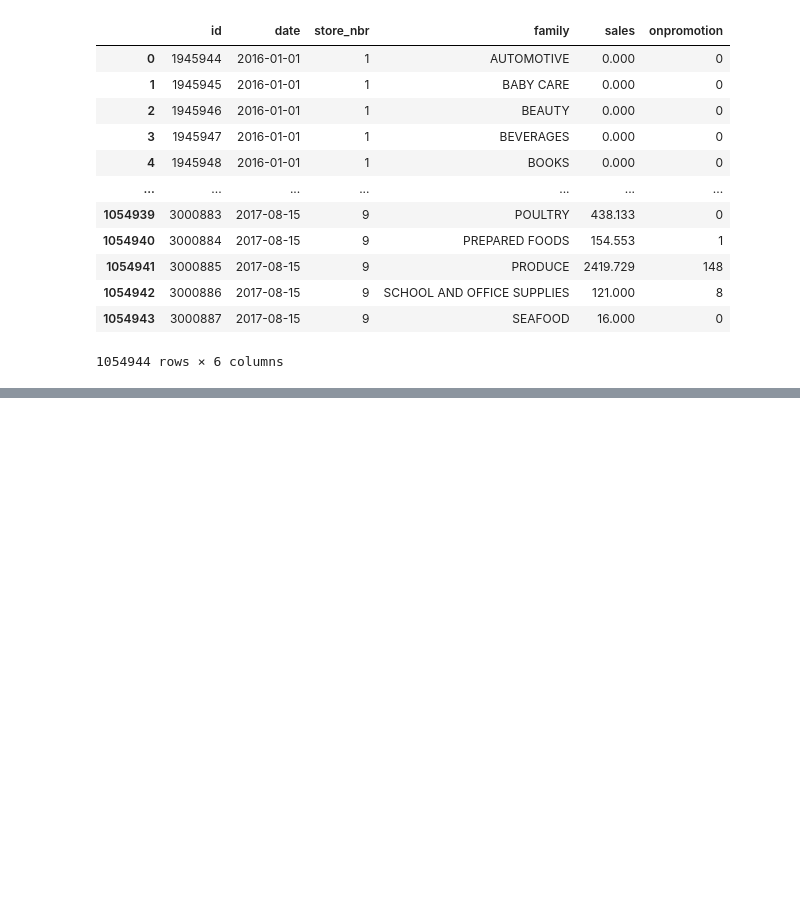
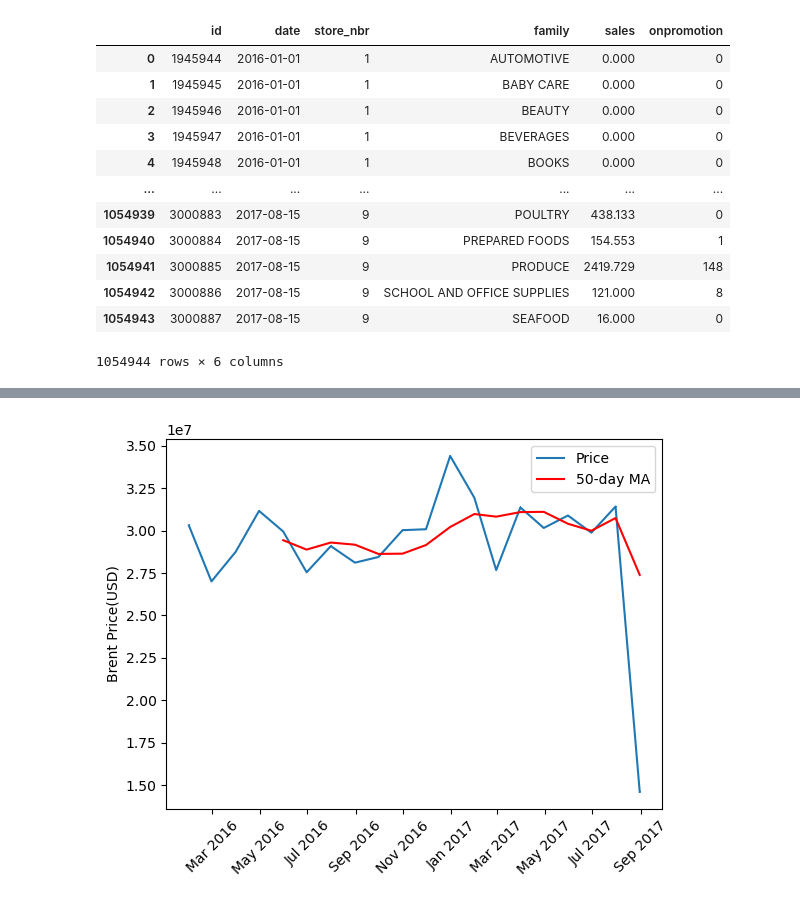
Before and after one commit to Narula901/Python-Library, a Jupyter notebook: Pandas/Practice Problems/Practice Problem - Handling Dates and Times -3.ipynb, the cells around one changed output, grey strips where cells are left out. Cells and saved outputs as stored; diff of their text form; code cells hidden in the pictures; blank space fills up the shorter version.

```diff
--- a/Pandas/Practice Problems/Practice Problem - Handling Dates and Times -3.ipynb
+++ b/Pandas/Practice Problems/Practice Problem - Handling Dates and Times -3.ipynb
@@ -298,0 +341,23 @@ retail
+# %%
+Month_retail_agg = retail_agg.resample('M').sum().round(2)
+# %%
+from matplotlib import pyplot as plt
+import matplotlib.dates as mdates
+
+# Assuming Month_retail_agg has a DatetimeIndex, otherwise, convert it
+Month_retail_agg.index = pd.to_datetime(Month_retail_agg.index)
+
+fig, ax = plt.subplots()
+
+ax.plot(Month_retail_agg, marker=',', label='Price')
+ax.plot(Month_retail_agg.rolling(5).mean(), color='red', label='50-day MA')
+ax.legend()
+ax.set_ylabel('Brent Price(USD)')
+
+# Set x-axis formatting
+ax.xaxis.set_major_formatter(mdates.DateFormatter('%b %Y'))  # Month and year format
+plt.xticks(rotation=45)  # Rotate the tick labels for better visibility
+
+plt.show()
+# %% [output]
+[figure, added]
```
Also changed, not shown: parts of 5 cells of this notebook.
